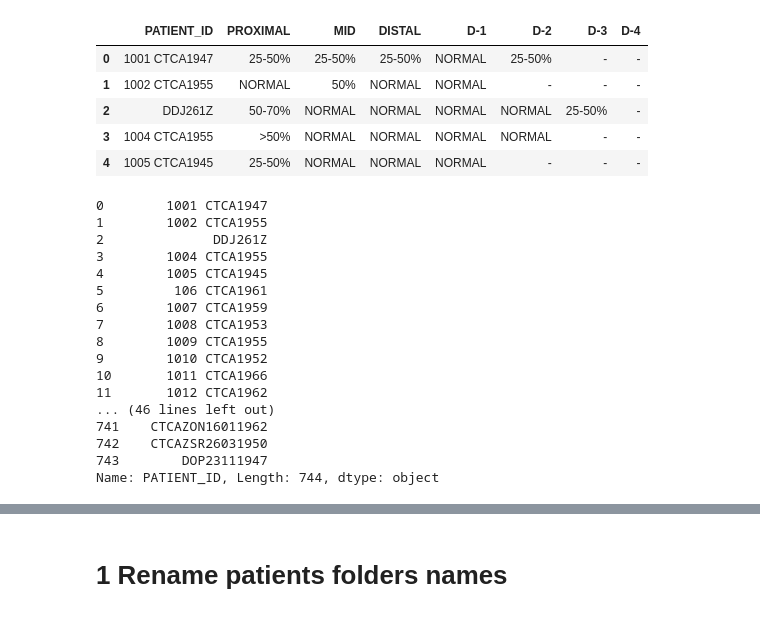
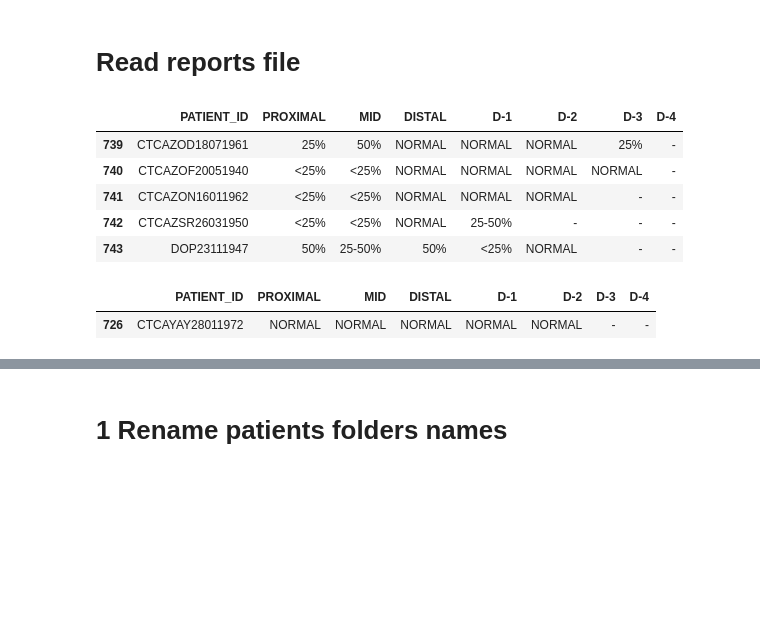
Before and after one commit to chrislee2012/CoronaryArteryStenosLevelClassification, a Jupyter notebook: notebooks/create_dataset_lad.ipynb, the cells around one changed output, grey strips where cells are left out. Drawn from its saved outputs; the diff is of its cells as text; code cells hidden in the pictures; blank space fills up the shorter version.

```diff
--- a/notebooks/create_dataset_lad.ipynb
+++ b/notebooks/create_dataset_lad.ipynb
@@ -10,31 +73,17 @@ import shutil
+# %% [markdown]
+# Read reports file
 # %%
 reports = pd.read_excel('lad_reports.xlsx')
+reports.tail()
+# %% [output]
+|  | PATIENT_ID | PROXIMAL | MID | DISTAL | D-1 | D-2 | D-3 | D-4 |
+| 739 | CTCAZOD18071961 | 25% | 50% | NORMAL | NORMAL | NORMAL | 25% | - |
+| 740 | CTCAZOF20051940 | <25% | <25% | NORMAL | NORMAL | NORMAL | NORMAL | - |
+| 741 | CTCAZON16011962 | <25% | <25% | NORMAL | NORMAL | NORMAL | - | - |
+| 742 | CTCAZSR26031950 | <25% | <25% | NORMAL | 25-50% | - | - | - |
+| 743 | DOP23111947 | 50% | 25-50% | 50% | <25% | NORMAL | - | - |
-# %%
-reports.head()
-# %% [output]
-|  | PATIENT_ID | PROXIMAL | MID | DISTAL | D-1 | D-2 | D-3 | D-4 |
-| 0 | 1001 CTCA1947 | 25-50% | 25-50% | 25-50% | NORMAL | 25-50% | - | - |
-| 1 | 1002 CTCA1955 | NORMAL | 50% | NORMAL | NORMAL | - | - | - |
-| 2 | DDJ261Z | 50-70% | NORMAL | NORMAL | NORMAL | NORMAL | 25-50% | - |
-| 3 | 1004 CTCA1955 | >50% | NORMAL | NORMAL | NORMAL | NORMAL | - | - |
-| 4 | 1005 CTCA1945 | 25-50% | NORMAL | NORMAL | NORMAL | - | - | - |
 # %%
-reports['PATIENT_ID']
+reports[reports['PATIENT_ID'] == 'CTCAYAY28011972']
 # %% [output]
-0        1001 CTCA1947
-1        1002 CTCA1955
-2              DDJ261Z
-3        1004 CTCA1955
-4        1005 CTCA1945
-5         106 CTCA1961
-6        1007 CTCA1959
-7        1008 CTCA1953
-8        1009 CTCA1955
-9        1010 CTCA1952
-10       1011 CTCA1966
-11       1012 CTCA1962
-... (46 lines left out)
-741    CTCAZON16011962
-742    CTCAZSR26031950
-743        DOP23111947
-Name: PATIENT_ID, Length: 744, dtype: object
+|  | PATIENT_ID | PROXIMAL | MID | DISTAL | D-1 | D-2 | D-3 | D-4 |
+| 726 | CTCAYAY28011972 | NORMAL | NORMAL | NORMAL | NORMAL | NORMAL | - | - |
```
Also changed, not shown: parts of 33 cells of this notebook, 10 other files.
